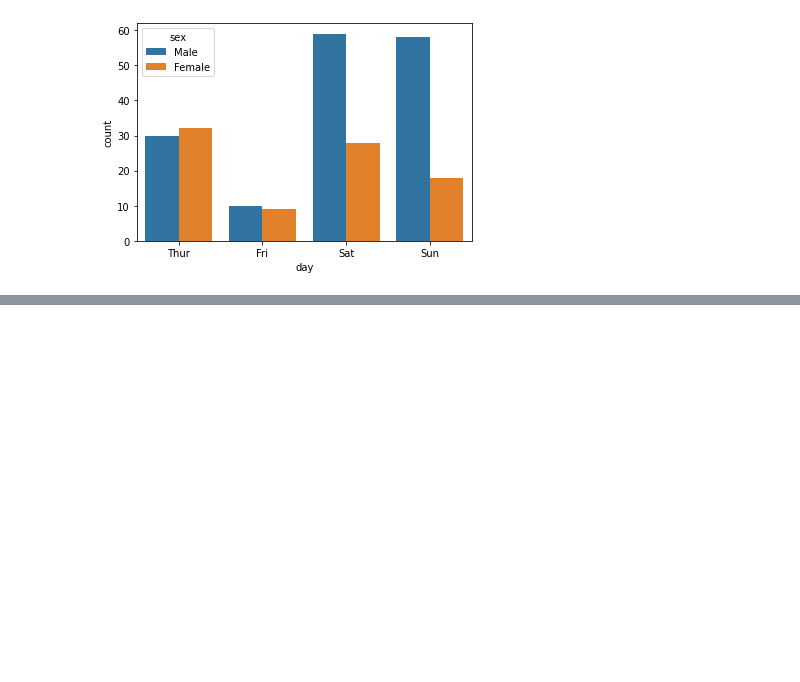
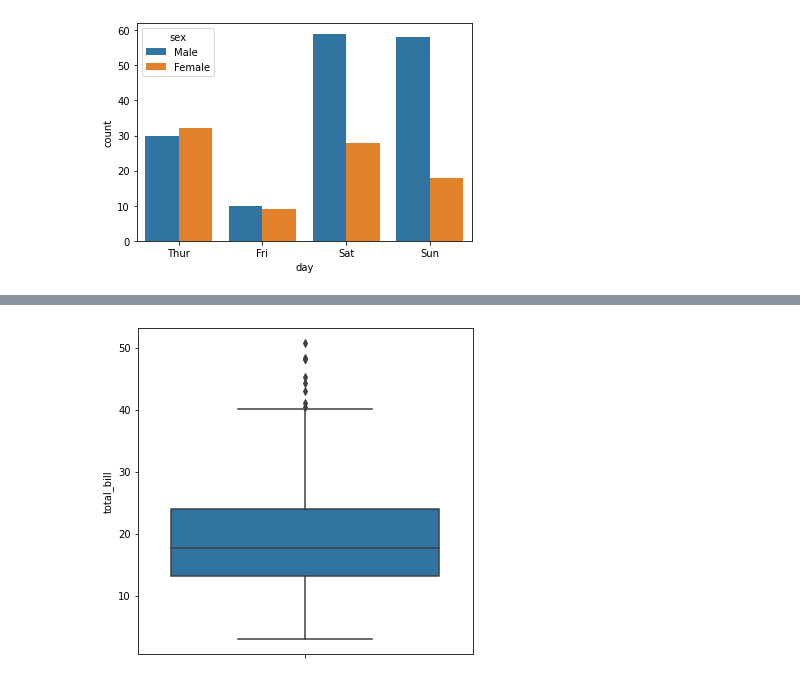
Before and after one commit to alexpin/Curso-Python, a Jupyter notebook: matplotlib/categoricos.ipynb, the cells around one changed output, grey strips where cells are left out. Cells and saved outputs as stored; diff of their text form; code cells hidden in the pictures; blank space fills up the shorter version.

```diff
--- a/matplotlib/categoricos.ipynb
+++ b/matplotlib/categoricos.ipynb
@@ -16,0 +33,5 @@ sns.countplot(data=tips, x='day', hue='sex');
+# %%
+plt.figure(figsize=(6,6))
+sns.boxplot(data=tips, y='total_bill');
+# %% [output]
+[figure, added]
```
Also changed, not shown: parts of 8 cells of this notebook.
